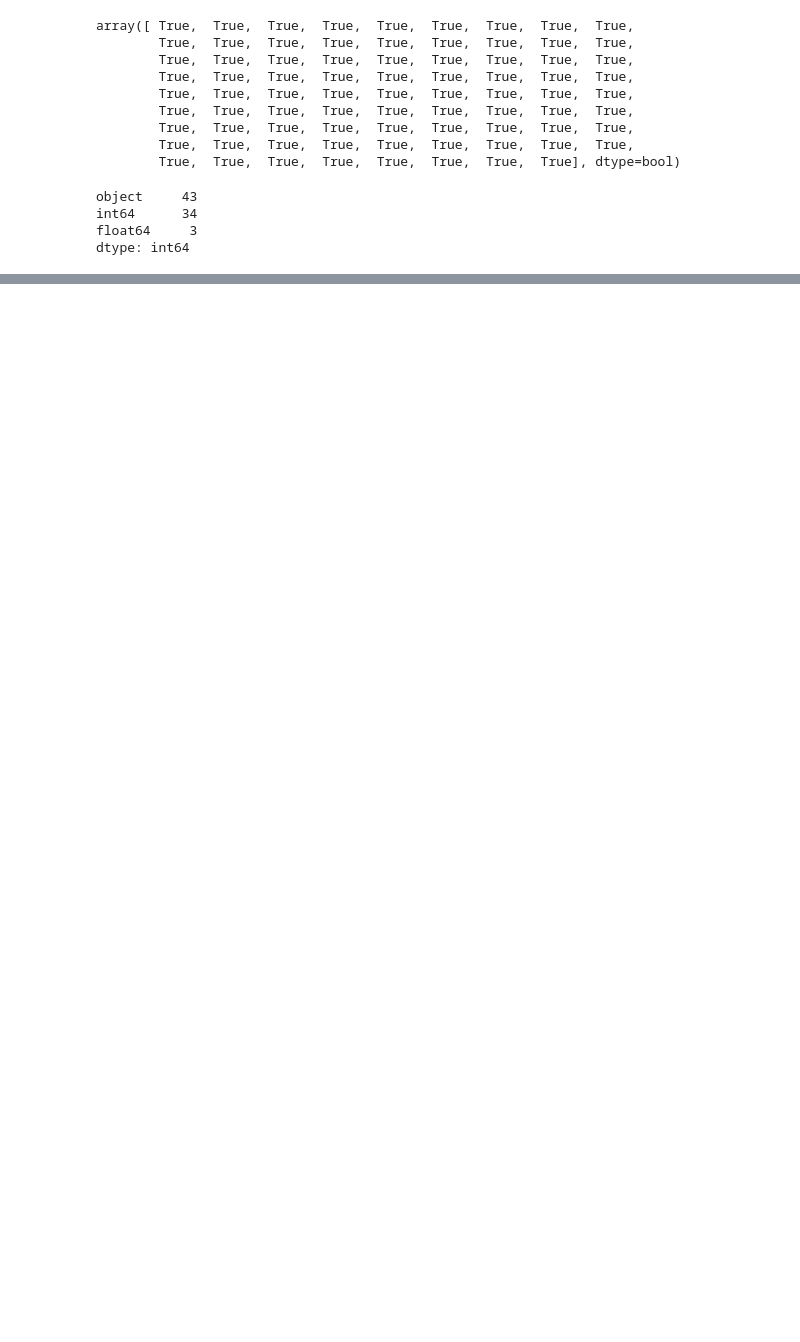
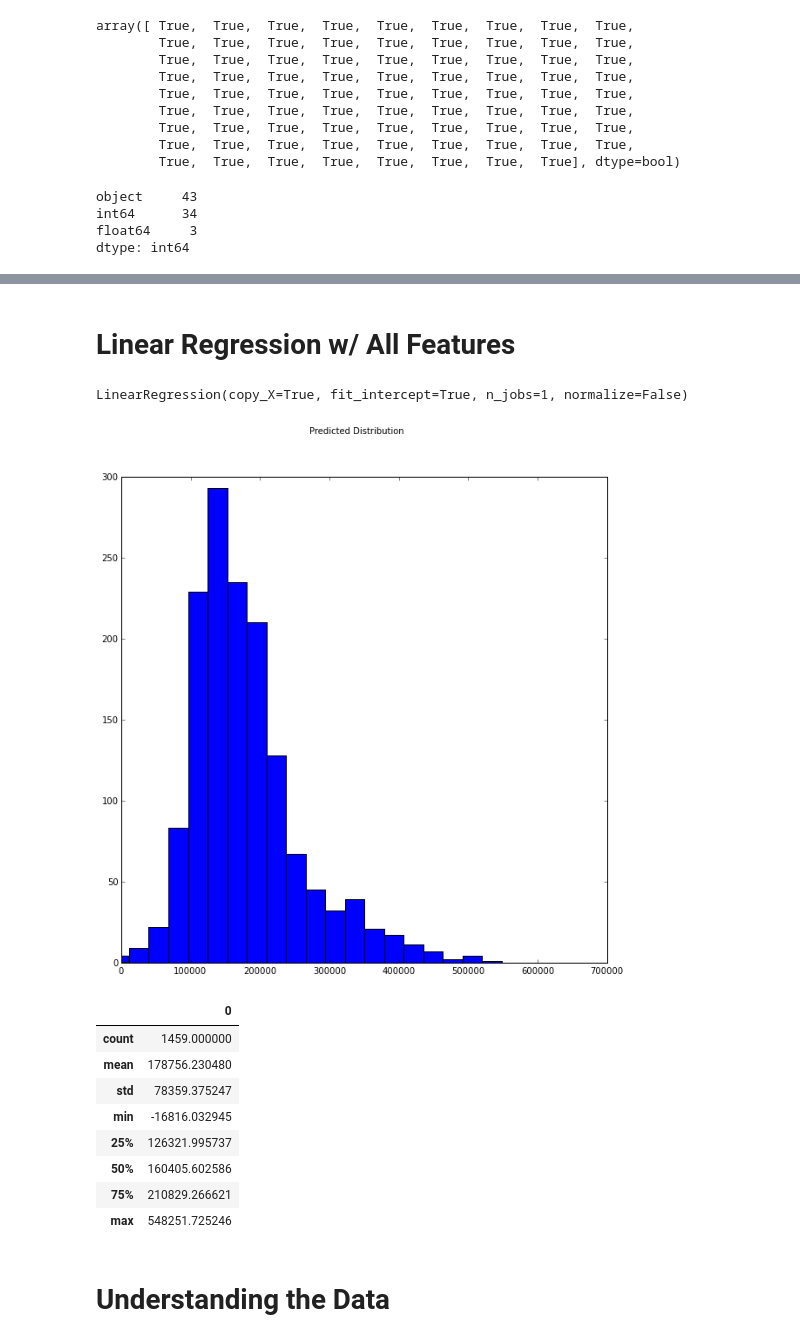
Before and after one commit to moyphilip/Ames-Housing, a Jupyter notebook: Ames-Housing-Notebook.ipynb, the cells around one changed output, grey strips where cells are left out. Drawn from its saved outputs; the diff is of its cells as text; code cells hidden in the pictures; blank space fills up the shorter version.

Commit message:
Exploring data, then looking for nulls to replace

```diff
--- a/Ames-Housing-Notebook.ipynb
+++ b/Ames-Housing-Notebook.ipynb
@@ -71,0 +77,2 @@ plt.show()
+# %% [markdown]
+# Linear Regression w/ All Features
@@ -71,0 +97,47 @@ plt.show()
+# %%
+# Dummy columns after test transformation, find columns that are the same in both sets
+new_test_columns = dummy_transform(test).columns
+new_train_columns = dummy_transform(train_x).columns
+
+final_columns=new_test_columns & new_train_columns
+# %%
+# model train
+from sklearn.linear_model import LinearRegression
+
+new_train_x = dummy_transform(train_x)[final_columns]
+lm = LinearRegression()
+lm.fit(new_train_x, train_y)
+# %% [output]
+LinearRegression(copy_X=True, fit_intercept=True, n_jobs=1, normalize=False)
+# %%
+# predict
+new_test_x = dummy_transform(test)[final_columns]
+pred = lm.predict(new_test_x)
+submission = pd.DataFrame({'Id': test.iloc[:,0], 'SalePrice': pred})
+submission.loc[submission['SalePrice'] < 0,'SalePrice'] = 0
+submission.to_csv('initial_submission_LM.csv', index = False)
+# %%
+# the distribution of predicted, there are negatives
+% matplotlib inline
+import matplotlib.pyplot as plt
+
+plt.figure(figsize=(10,10))
+plt.hist(pred, bins = 20)
+plt.suptitle('Predicted Distribution')
+plt.xlim([0,700000])
+plt.show()
+
+pd.DataFrame(pred).describe()
+# %% [output]
+[figure, added]
+|  | 0 |
+| count | 1459.000000 |
+| mean | 178756.230480 |
+| std | 78359.375247 |
+| min | -16816.032945 |
+| 25% | 126321.995737 |
+| 50% | 160405.602586 |
+| 75% | 210829.266621 |
+| max | 548251.725246 |
+# %% [markdown]
+# Understanding the Data
```
Also changed, not shown: parts of 25 cells of this notebook.
